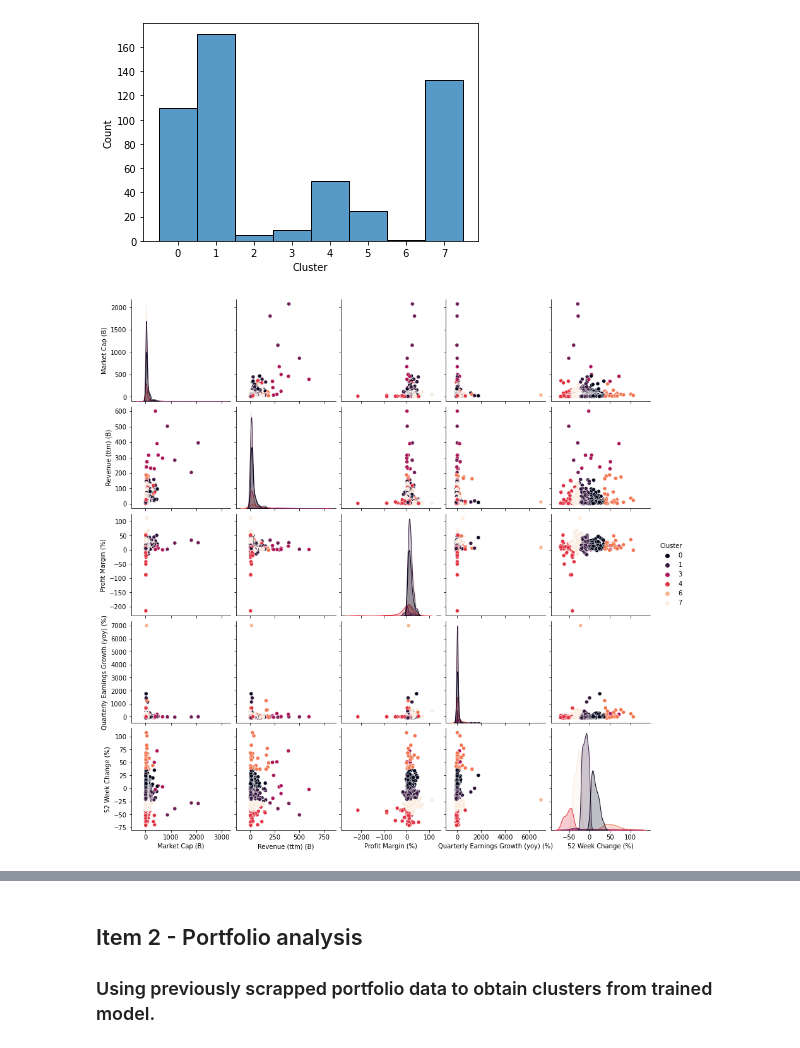
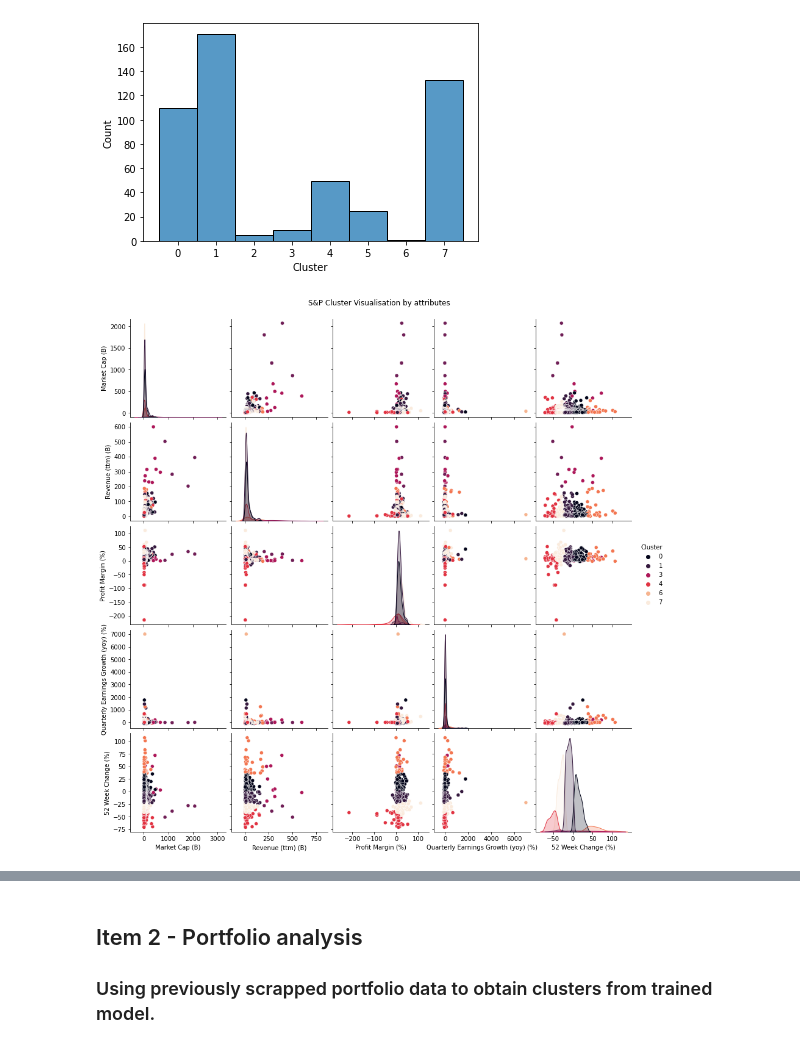
Before and after one commit to sienlonglim/financial_analysis_forecasting, a Jupyter notebook: p2_segment_analysis.ipynb, the cells around one changed output, grey strips where cells are left out. Cells and saved outputs as stored; diff of their text form; code cells hidden in the pictures.

```diff
--- a/p2_segment_analysis.ipynb
+++ b/p2_segment_analysis.ipynb
@@ -131,9 +131,11 @@ sns.histplot(sp_analysis_df['Cluster'], discrete=True);
 # %% [output]
 [figure]
 # %%
-sns.pairplot(sp_analysis_df, hue = 'Cluster', palette='rocket');
+fig = sns.pairplot(sp_analysis_df, hue = 'Cluster', palette='rocket')
+fig.fig.suptitle('S&P Cluster Visualisation by attributes', y=1.02)
+fig.savefig('./data/s&p_clusters.jpg', dpi=300)
 # %% [output]
-[figure, old version]
+[figure, new version]
 # %%
 current_date = date.today().isoformat()
 sp_analysis_df.to_csv(f'data/s&p_kmeans_{current_date}_source_{source_date}.csv')
```
Also changed, not shown: parts of 2 cells of this notebook.
